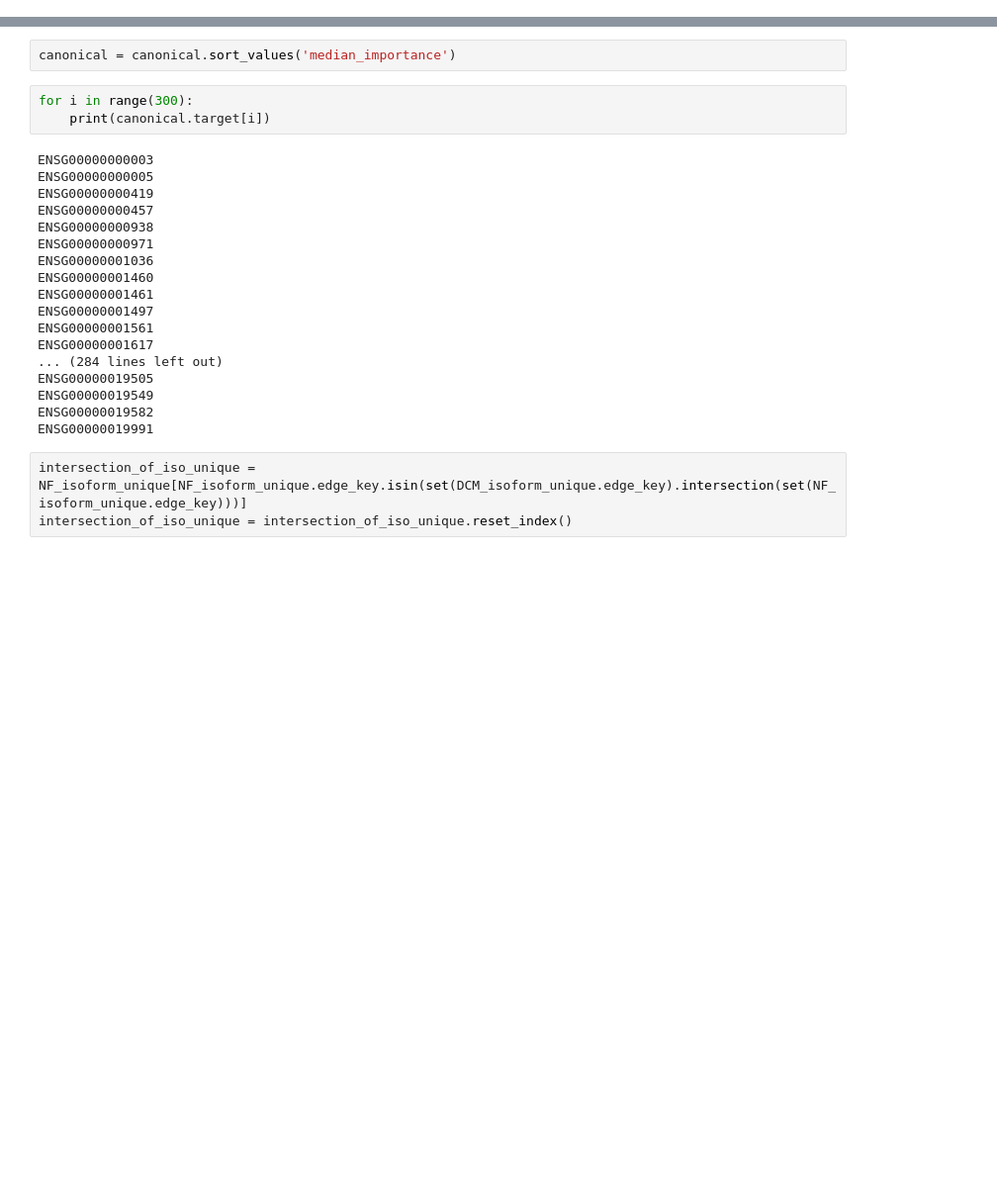
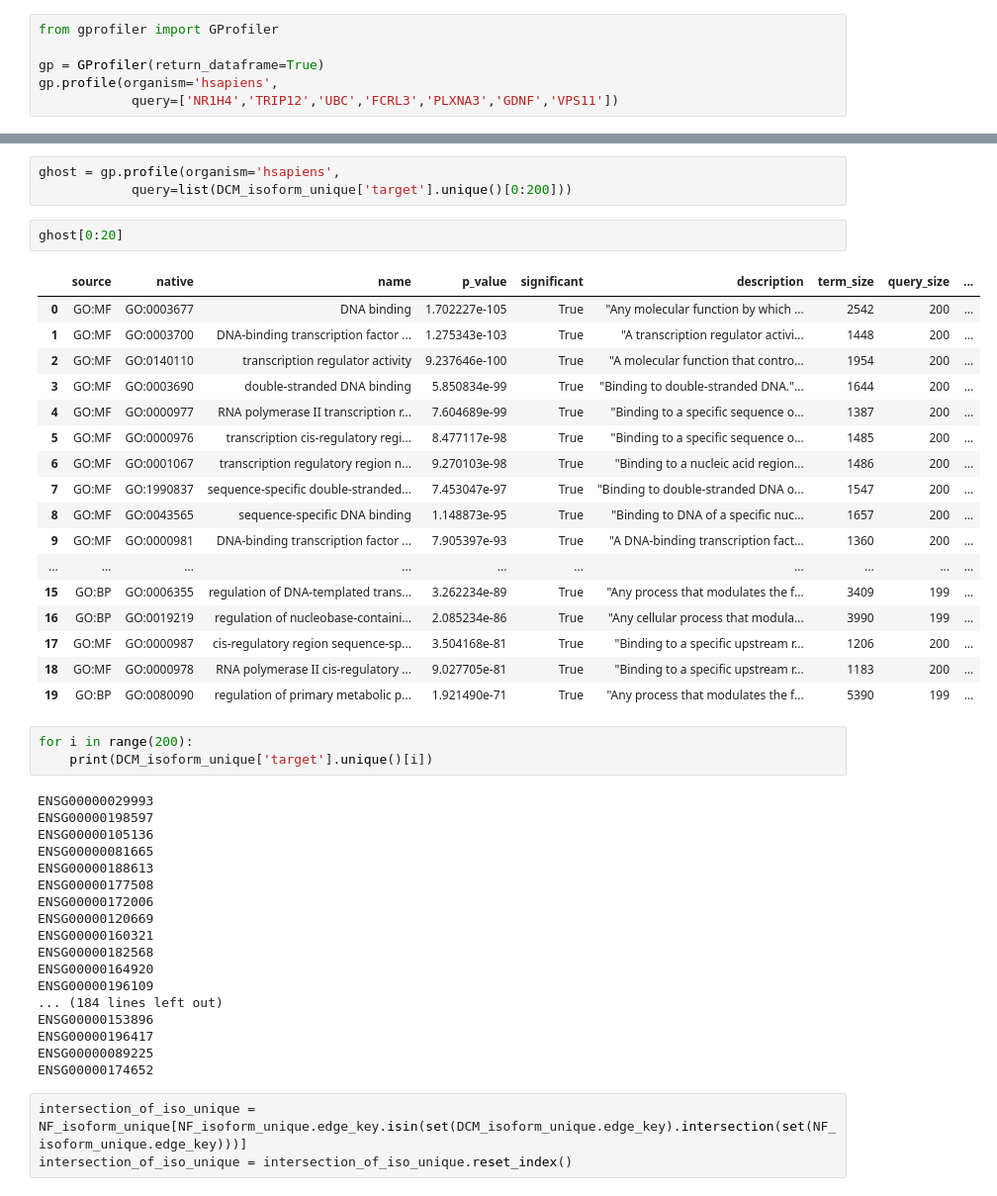
Before and after one commit to matthewdbradley/alternet_fork, a Jupyter notebook: src/alternet/tutorials/network_analysis.ipynb, the cells around one changed output, grey strips where cells are left out. Shown: that part at 99% size. Cells and saved outputs as stored; diff of their text form; blank space fills up the shorter version.

```diff
--- a/src/alternet/tutorials/network_analysis.ipynb
+++ b/src/alternet/tutorials/network_analysis.ipynb
@@ -2,0 +4,6 @@ import pandas as pd
+# %%
+from gprofiler import GProfiler
+
+gp = GProfiler(return_dataframe=True)
+gp.profile(organism='hsapiens',
+            query=['NR1H4','TRIP12','UBC','FCRL3','PLXNA3','GDNF','VPS11'])
@@ -10,26 +44,47 @@ DCM_isoform_unique = pd.read_csv(f"/data/bionets/og86asub/alternet-project/alter
 # %%
-canonical = canonical.sort_values('median_importance')
+ghost = gp.profile(organism='hsapiens',
+            query=list(DCM_isoform_unique['target'].unique()[0:200]))
+# %%
+ghost[0:20]
+# %% [output]
+|  | source | native | name | p_value | significant | description | term_size | query_size | ... |
+| 0 | GO:MF | GO:0003677 | DNA binding | 1.702227e-105 | True | "Any molecular function by which ... | 2542 | 200 | ... |
+| 1 | GO:MF | GO:0003700 | DNA-binding transcription factor ... | 1.275343e-103 | True | "A transcription regulator activi... | 1448 | 200 | ... |
+| 2 | GO:MF | GO:0140110 | transcription regulator activity | 9.237646e-100 | True | "A molecular function that contro... | 1954 | 200 | ... |
+| 3 | GO:MF | GO:0003690 | double-stranded DNA binding | 5.850834e-99 | True | "Binding to double-stranded DNA."... | 1644 | 200 | ... |
+| 4 | GO:MF | GO:0000977 | RNA polymerase II transcription r... | 7.604689e-99 | True | "Binding to a specific sequence o... | 1387 | 200 | ... |
+| 5 | GO:MF | GO:0000976 | transcription cis-regulatory regi... | 8.477117e-98 | True | "Binding to a specific sequence o... | 1485 | 200 | ... |
+| 6 | GO:MF | GO:0001067 | transcription regulatory region n... | 9.270103e-98 | True | "Binding to a nucleic acid region... | 1486 | 200 | ... |
+| 7 | GO:MF | GO:1990837 | sequence-specific double-stranded... | 7.453047e-97 | True | "Binding to double-stranded DNA o... | 1547 | 200 | ... |
+| 8 | GO:MF | GO:0043565 | sequence-specific DNA binding | 1.148873e-95 | True | "Binding to DNA of a specific nuc... | 1657 | 200 | ... |
+| 9 | GO:MF | GO:0000981 | DNA-binding transcription factor ... | 7.905397e-93 | True | "A DNA-binding transcription fact... | 1360 | 200 | ... |
+| ... | ... | ... | ... | ... | ... | ... | ... | ... | ... |
+| 15 | GO:BP | GO:0006355 | regulation of DNA-templated trans... | 3.262234e-89 | True | "Any process that modulates the f... | 3409 | 199 | ... |
+| 16 | GO:BP | GO:0019219 | regulation of nucleobase-containi... | 2.085234e-86 | True | "Any cellular process that modula... | 3990 | 199 | ... |
+| 17 | GO:MF | GO:0000987 | cis-regulatory region sequence-sp... | 3.504168e-81 | True | "Binding to a specific upstream r... | 1206 | 200 | ... |
+| 18 | GO:MF | GO:0000978 | RNA polymerase II cis-regulatory ... | 9.027705e-81 | True | "Binding to a specific upstream r... | 1183 | 200 | ... |
+| 19 | GO:BP | GO:0080090 | regulation of primary metabolic p... | 1.921490e-71 | True | "Any process that modulates the f... | 5390 | 199 | ... |
 # %%
-for i in range(300):
-    print(canonical.target[i])
+for i in range(200):
+    print(DCM_isoform_unique['target'].unique()[i])
 # %% [output]
-ENSG00000000003
-ENSG00000000005
-ENSG00000000419
-ENSG00000000457
-ENSG00000000938
-ENSG00000000971
-ENSG00000001036
-ENSG00000001460
-ENSG00000001461
-ENSG00000001497
-ENSG00000001561
-ENSG00000001617
-... (284 lines left out)
-ENSG00000019505
-ENSG00000019549
-ENSG00000019582
-ENSG00000019991
+ENSG00000029993
+ENSG00000198597
+ENSG00000105136
+ENSG00000081665
+ENSG00000188613
+ENSG00000177508
+ENSG00000172006
+ENSG00000120669
+ENSG00000160321
+ENSG00000182568
+ENSG00000164920
+ENSG00000196109
+... (184 lines left out)
+ENSG00000153896
+ENSG00000196417
+ENSG00000089225
+ENSG00000174652
 # %%
 intersection_of_iso_unique = NF_isoform_unique[NF_isoform_unique.edge_key.isin(set(DCM_isoform_unique.edge_key).intersection(set(NF_isoform_unique.edge_key)))]
 intersection_of_iso_unique = intersection_of_iso_unique.reset_index()
```
Also changed, not shown: parts of 4 cells of this notebook, 6 other files.
